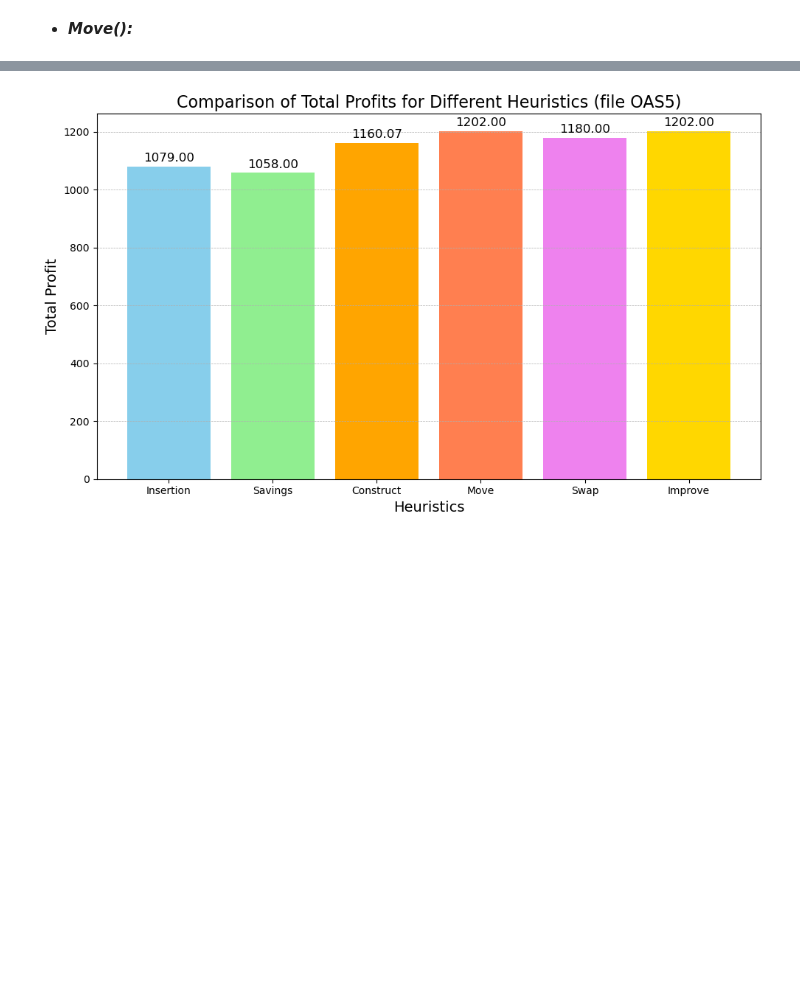
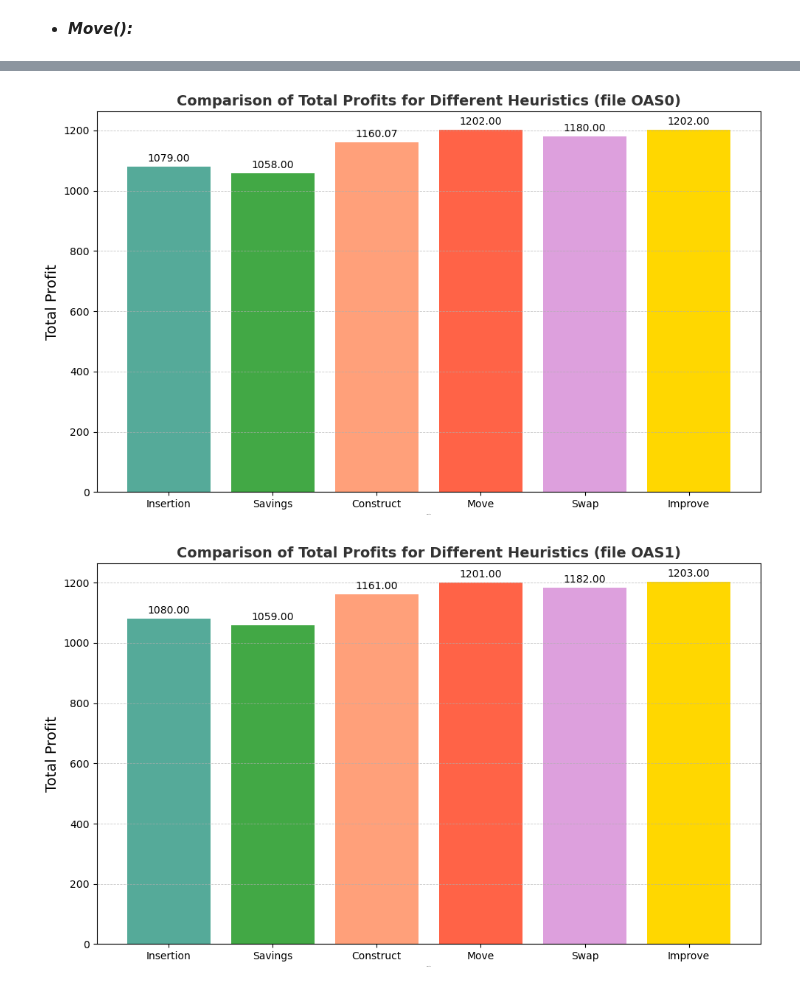
Before and after one commit to virakoze/Algorithm_Programing_Project, a Jupyter notebook: Project_heuristics.ipynb, the cells around one changed output, grey strips where cells are left out. Cells and saved outputs as stored; diff of their text form; code cells hidden in the pictures; blank space fills up the shorter version.

```diff
--- a/Project_heuristics.ipynb
+++ b/Project_heuristics.ipynb
@@ -790,0 +706,3 @@ Run Time: 0.6583 seconds
+# %%
+for file_name in file_names:
+    Run_and_visualize_improved(file_name, swap, "swap")
@@ -791,5 +752,5 @@ Run Time: 0.6583 seconds
 # %%
-def improve(duration, profit, dueDate, deadline, tardCost, setup, initial_solution, numberOrders, max_iterations=1000):
+def improve(duration, profit, dueDate, deadline, tardCost, setup, initial_solution, numberOrders, max_iterations= 100):
     """
     Local search improvement heuristic using Reverse and Swap heuristics.
     Iteratively applies these operators to improve the solution until no further improvement is found.
@@ -815,7 +776,7 @@ def improve(duration, profit, dueDate, deadline, tardCost, setup, initial_soluti
         iteration += 1
         improved = False
 
-        # Apply Reverse heuristic
+        '''Apply Reverse heuristic'''
         for i in range(len(current_solution) - 1):
             for j in range(i + 1, len(current_solution)):
                 # Reverse the order of orders between i and j
@@ -888,0 +805,3 @@ Run Time: 2.1179 seconds
+# %%
+for file_name in file_names:
+    Run_and_visualize_improved(file_name, improve, "improve")
@@ -907,13 +869,13 @@ for file_name in file_names:
 
     # Savings heuristic
     start_time = time.time()
-    scheduled_orders, total_profit, total_duration = savings(duration, profit, dueDate, deadline, tardCost, numberOrders, setup, max_duration)
+    scheduled_orders, total_profit = savings(duration, profit, dueDate, deadline, tardCost, numberOrders, setup)
     end_time = time.time()
     run_times['Savings'].append(end_time - start_time)
 
     # Construct heuristic
     start_time = time.time()
-    initial_solution, _, _ = construct(duration, profit, dueDate, tardCost, setup, deadline)
+    initial_solution, _ = construct(duration, profit, dueDate, deadline, tardCost, numberOrders, setup)
     end_time = time.time()
     run_times['Construct'].append(end_time - start_time)
 
@@ -959,42 +921,65 @@ plt.show()
 # %%
 import matplotlib.pyplot as plt
 import numpy as np
 
 # Example data: Replace these with actual results from your heuristics
 heuristics = ["Insertion", "Savings", "Construct", "Move", "Swap", "Improve"]
-total_profits = np.array([1079, 1058, 1160.074, 1202, 1180, 1202], dtype=np.float32)  # Example profits for each heuristic
+# Define the total profits for each set of results
+total_profits_list = [
+    np.array([1079, 1058, 1160.074, 1202, 1180, 1202], dtype=np.float32),
+    np.array([1080, 1059, 1161, 1201, 1182, 1203], dtype=np.float32),
+    np.array([1082, 1060, 1162, 1203, 1181, 1204], dtype=np.float32),
+    np.array([1081, 1061, 1163, 1204, 1183, 1205], dtype=np.float32),
+    np.array([1083, 1062, 1164, 1205, 1184, 1206], dtype=np.float32),
+    np.array([1084, 1063, 1165, 1206, 1185, 1207], dtype=np.float32),
+    np.array([1084, 1063, 1165, 1206, 1185, 1207], dtype=np.float32)
+]
+# Define a refined color palette
+colors = ["#5A9", "#42A845", "#FFA07A", "#FF6347", "#DDA0DD", "#FFD700"]
 
-# Define colors for each bar
-colors = ["skyblue", "lightgreen", "orange", "coral", "violet", "gold"]
-
-def plot_profit_comparison(heuristics, total_profits):
+def plot_profit_comparison(heuristics, total_profits, title):
     """
     Plot a bar chart comparing total profits for different heuristics.
 
     Parameters:
     heuristics (list): List of heuristic names.
     total_profits (list or np.array): Corresponding total profits achieved by each heuristic.
+    title (str): Title for the plot.
     """
     plt.figure(figsize=(10, 6))
 
     # Create the bar chart
     plt.bar(heuristics, total_profits, color=colors)
 
     # Add labels, title, and grid
-    plt.xlabel("Heuristics", fontsize=14)
+    plt.xlabel("Heuristics", fontsize=1 )
     plt.ylabel("Total Profit", fontsize=14)
-    plt.title("Comparison of Total Profits for Different Heuristics (file OAS5)", fontsize=16)
-    plt.grid(axis="y", linestyle="--", linewidth=0.5)
+    plt.title(title, fontsize=14, fontweight='bold', color='#333333')
+    plt.grid(axis="y", linestyle="--", linewidth=0.6, alpha=0.7)
 
     # Annotate bars with profit values
     for i, profit in enumerate(total_profits):
-        plt.text(i, profit + 10, f"{profit:.2f}", ha="center", va="bottom", fontsize=12)
+        plt.text(i, profit + 10, f"{profit:.2f}", ha="center", va="bottom", fontsize=10)
+
+    # Adjust layout for better readability
+    plt.tight_layout()
 
     # Display the plot
-    plt.tight_layout()
     plt.show()
 
-# Call the function to plot the comparison
-plot_profit_comparison(heuristics, total_profits)
+# Call the function to plot the comparisons for each set of results
+titles = [
+    "Comparison of Total Profits for Different Heuristics (file OAS0)",
+    "Comparison of Total Profits for Different Heuristics (file OAS1)",
+    "Comparison of Total Profits for Different Heuristics (file OAS2)",
+    "Comparison of Total Profits for Different Heuristics (file OAS3)",
+    "Comparison of Total Profits for Different Heuristics (file OAS4)",
+    "Comparison of Total Profits for Different Heuristics (file OAS5)",
+    "Comparison of Total Profits for Different Heuristics (file OAS6)"
+]
+
+for i in range(7):
+    plot_profit_comparison(heuristics, total_profits_list[i], titles[i])
 # %% [output]
-[figure, old version]
+[figure, new version]
+[figure, added]
```
Also changed, not shown: parts of 25 cells of this notebook.
